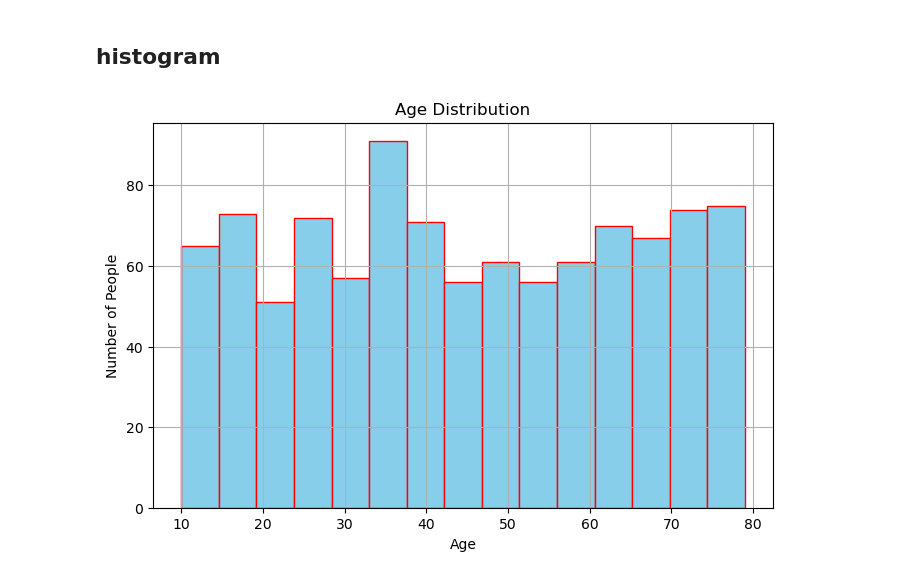
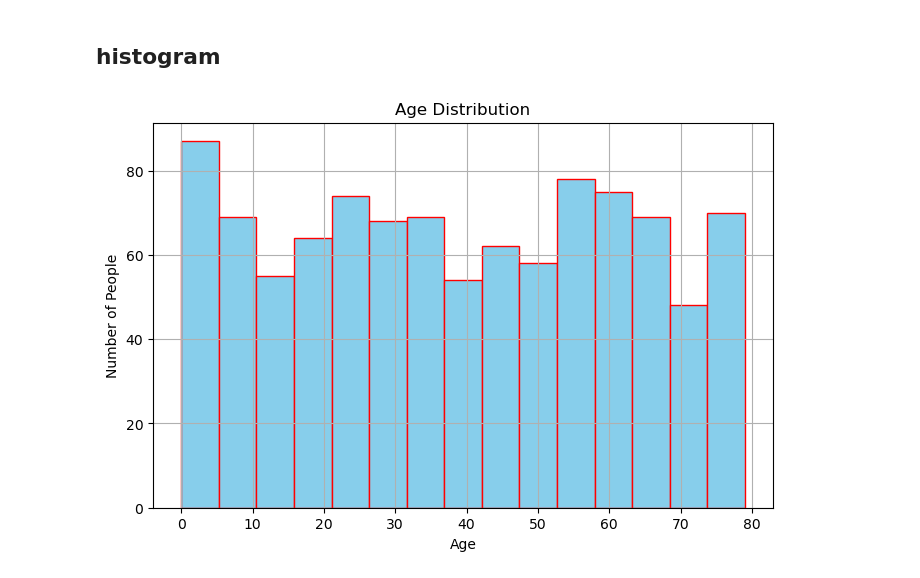
Before and after one commit to AhmedRefat1412/python, a Jupyter notebook: matplotlib/pie chart and histogram.ipynb, the cells around one changed output. Cells and saved outputs as stored; diff of their text form; code cells hidden in the pictures.

```diff
--- a/matplotlib/pie chart and histogram.ipynb
+++ b/matplotlib/pie chart and histogram.ipynb
@@ -70,19 +70,19 @@ histogram
 # %%
 import matplotlib.pyplot as plt
 import numpy as np
 
 # إنشاء بيانات عشوائية: أعمار 1000 شخص بين 10 و80 سنة
-ages = np.random.randint(10, 80, 1000)
+ages = np.random.randint(0, 80, 1000)
 
 # رسم الهستوجرام
 plt.figure(figsize=(8, 5))
 plt.hist(ages, bins=15, color='skyblue', edgecolor='red')
 
 # تخصيصات الشكل
 plt.title('Age Distribution')
 plt.xlabel('Age')
 plt.ylabel('Number of People')
 plt.grid(True)
 plt.show()
 # %% [output]
-[figure, old version]
+[figure, new version]
```
Also changed, not shown: parts of 1 cell of this notebook, 1 other file.
